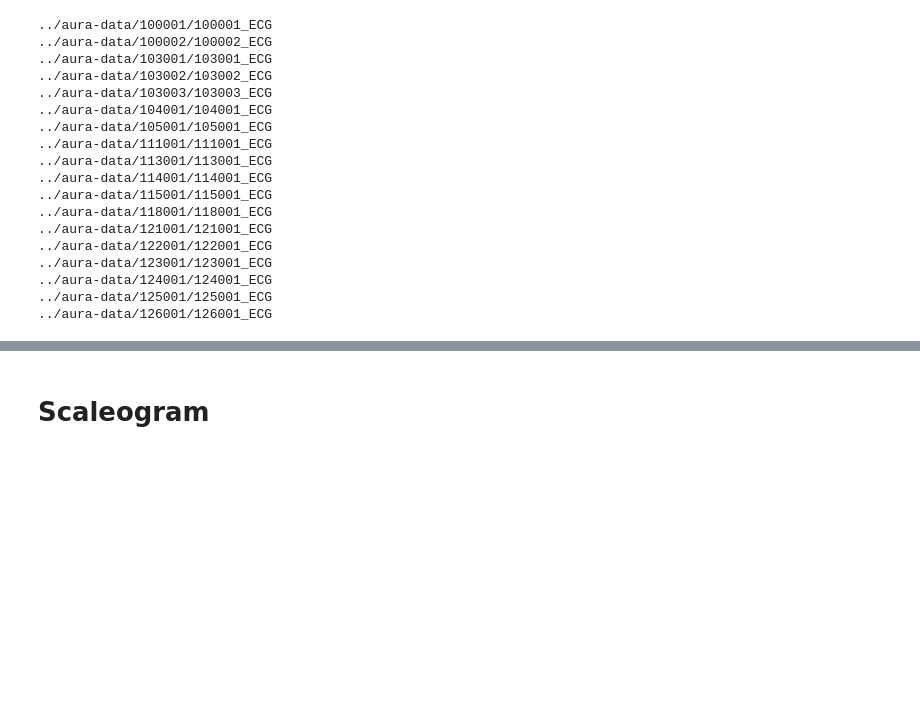
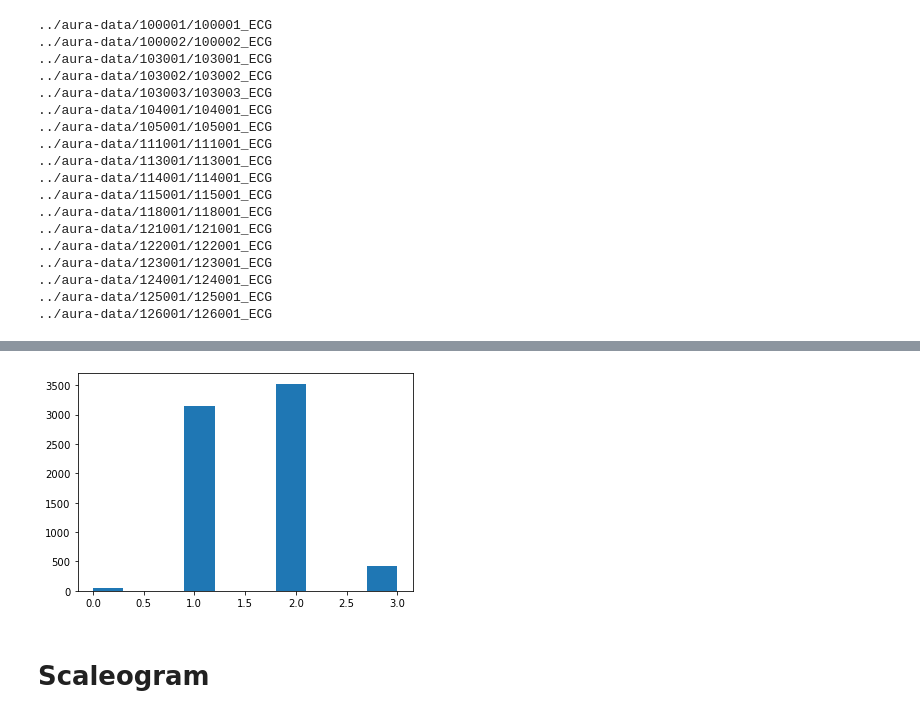
Before and after one commit to DJM25/aura-jedha, a Jupyter notebook: wavelet_analysis_ECG.ipynb, the cells around one changed output, grey strips where cells are left out. Drawn from its saved outputs; the diff is of its cells as text; code cells hidden in the pictures; blank space fills up the shorter version.

```diff
--- a/wavelet_analysis_ECG.ipynb
+++ b/wavelet_analysis_ECG.ipynb
@@ -50,3 +95,8 @@ for rcd in record_list:
+# %%
+plt.hist(dataannall['class'], bins=10);
+plt.show()
+# %% [output]
+[figure, added]
 # %% [markdown]
 # Scaleogram
 # %%
```
Also changed, not shown: parts of 6 cells of this notebook.
